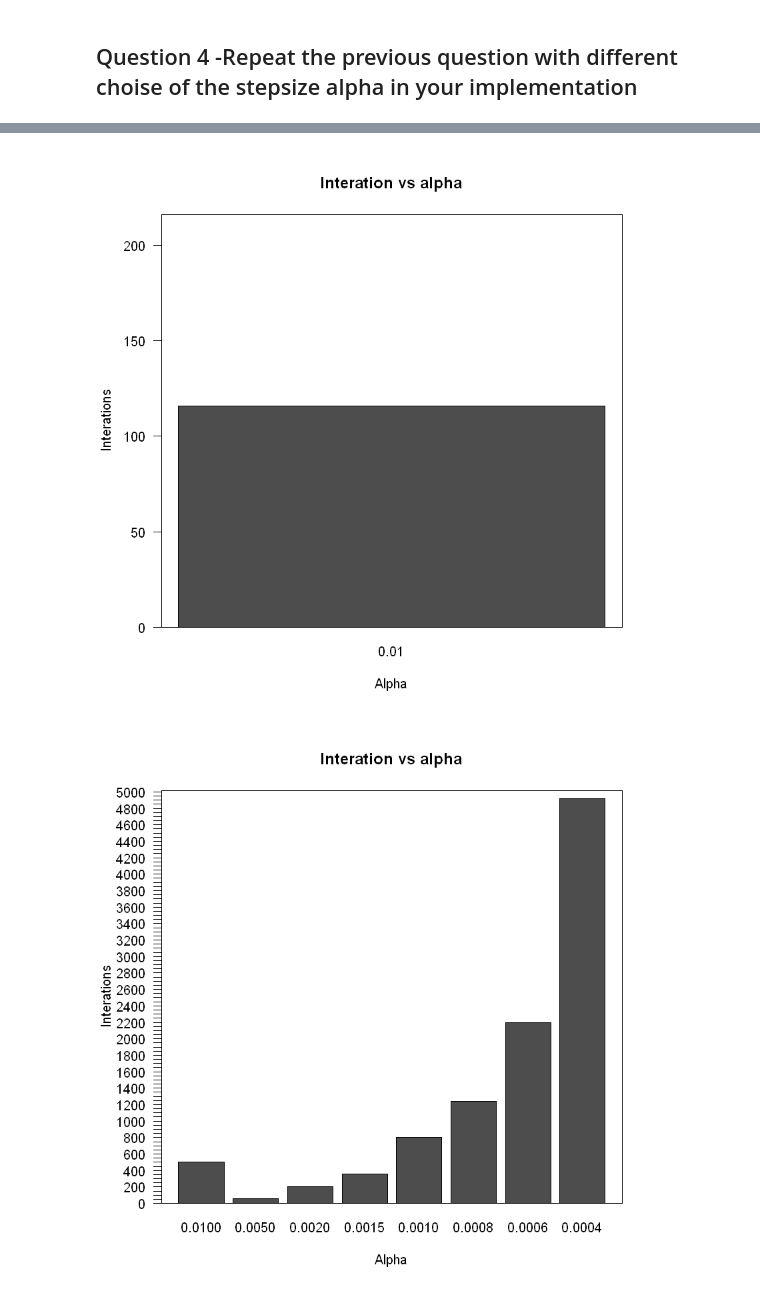
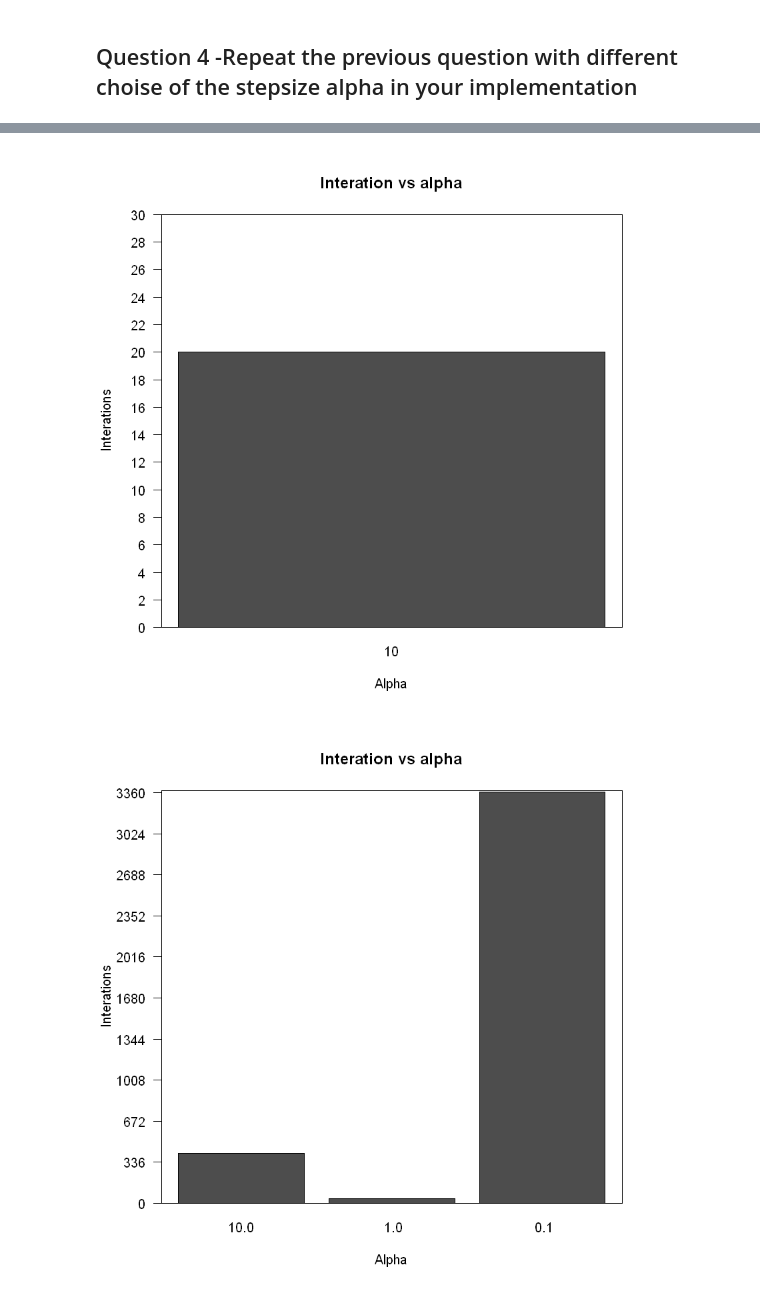
Before and after one commit to jainsanyam786/OptimizationForMachineLearning, a Jupyter notebook: HW1.ipynb, the cells around one changed output, grey strips where cells are left out. Saved outputs shown, nothing was run; the diff lists cells and outputs as text; code cells hidden in the pictures.

```diff
--- a/HW1.ipynb
+++ b/HW1.ipynb
@@ -146,10 +195,11 @@ gradientDescent <- function(y1,A1,x1,alpha,thrs, maxi){
 # %%
-alphas <- c(0.1,0.01,0.005,0.002,0.0015,0.0010,0.0008,0.0006,0.0004,0.0002,0.0001)
+alphas <- c(10,1,0.1,0.01,0.005,0.002,0.0015,0.0010,0.0008,0.0006,0.0004,0.0002,0.0001)
 thres <- 10**(-2)
 maxiter <- 10000
-#considering first 1000 rows as for complete data convergence is not achieved
-A2 <- A
-y2 <- y
+#considering first 1000 rows
+A2 <- A[1:1000,]
+y2 <- matrix(y[1:1000,],nrow=1000,byrow=TRUE)
+
 successalphs <- c()
 iternations <- list()
 gradienttrend <- list()
@@ -264,14 +331,14 @@ gradX <- list()
 x2 <- matrix(c(sol[1],0,0),nrow =ncol(A), byrow = TRUE)
 thres <- 10**(-2)
 converged<-FALSE
-maxi <- 1000
+maxi <- 100
 gradX[[1]] <- x2
 i=2
-alpha = 0.0008
+alpha = 1
 gradientTrend <- c()
  while((!converged  && i <= maxi))
         {
-            deltaf <- deltafx(y2,A2,x2)
+            deltaf <- deltafx(y,A,x2)
             if(is.nan(norm(deltaf))){
                 break
             }
@@ -336,7 +403,7 @@ For this problem any alpha greater than 0.0001 will lead to covergence.
 # %%
 barplot(iternations, main="Interation vs alpha", names.arg = successalphs,
-        ylab = "Interations", ylim = c(0,600), xlab = "Alpha", axes = FALSE)
-ylabel <- seq(0, 700, by = 50)
+        ylab = "Interations", ylim = c(0,max(iternations)+max(iternations)%/%10), xlab = "Alpha", axes = FALSE)
+ylabel <- seq(0, max(iternations)+max(iternations)%/%10, by = max(iternations)%/%10)
 axis(2, at = ylabel, las = 1)
 box()
 # %% [output]
@@ -422,7 +488,7 @@ gdwithadpstep <- function(alphas,opt){
     }
 }
 # %%
-alphas <- c(0.1,0.01,0.005,0.002,0.0015,0.0010,0.0008,0.0006,0.0004,0.0002,0.0001)
+alphas <- c(10,1,0.1,0.01,0.0010)
 options <- c(1,2)
 for (opt in options)
 {
@@ -432,2 +506,2 @@ for (opt in options)
-[figure, old version]
+[figure, new version]
-[figure, old version]
+[figure, new version]
```
Also changed, not shown: parts of 22 cells of this notebook.
